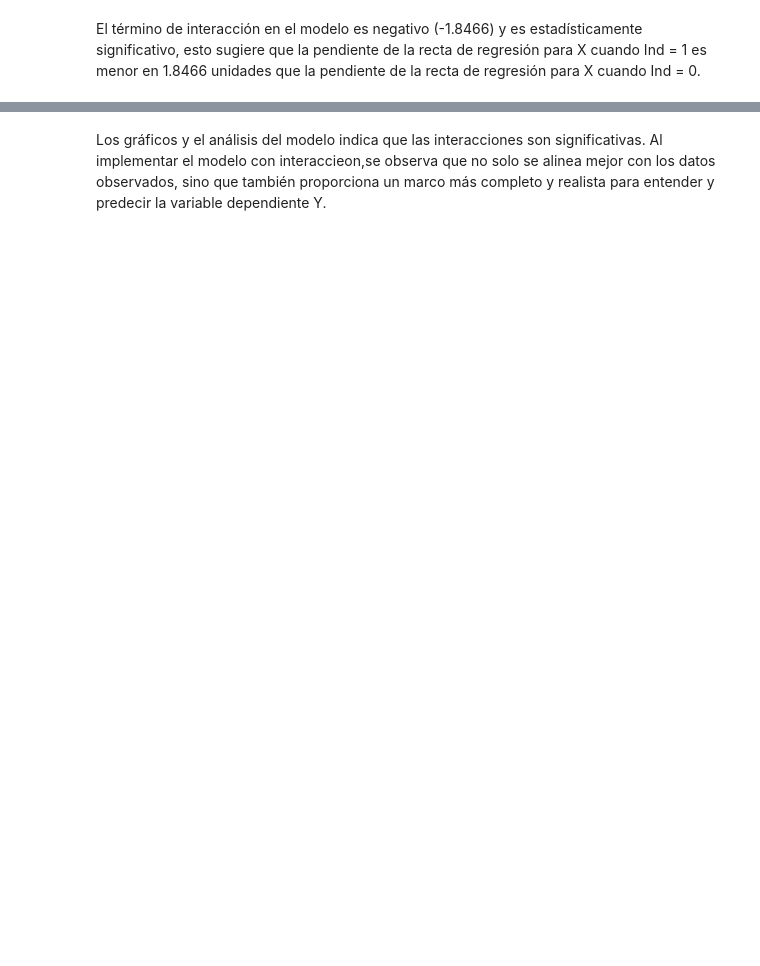
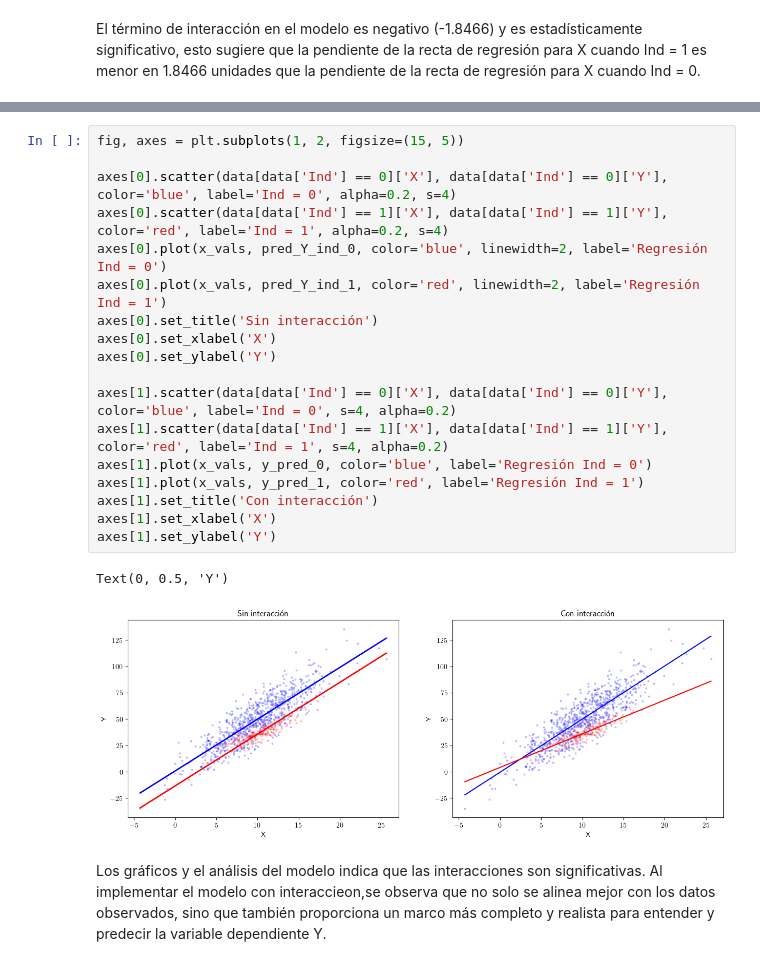
Before and after one commit to Daniel1martinez2/mcd-analisis-cuantitativo-evaluacion-1, a Jupyter notebook: punto_1.ipynb, the cells around one changed output, grey strips where cells are left out. Saved outputs shown, nothing was run; the diff lists cells and outputs as text; blank space fills up the shorter version.

```diff
--- a/punto_1.ipynb
+++ b/punto_1.ipynb
@@ -335,3 +332,24 @@ plt.show()
+# %%
+fig, axes = plt.subplots(1, 2, figsize=(15, 5))
+
+axes[0].scatter(data[data['Ind'] == 0]['X'], data[data['Ind'] == 0]['Y'], color='blue', label='Ind = 0', alpha=0.2, s=4)
+axes[0].scatter(data[data['Ind'] == 1]['X'], data[data['Ind'] == 1]['Y'], color='red', label='Ind = 1', alpha=0.2, s=4)
+axes[0].plot(x_vals, pred_Y_ind_0, color='blue', linewidth=2, label='Regresión Ind = 0')
+axes[0].plot(x_vals, pred_Y_ind_1, color='red', linewidth=2, label='Regresión Ind = 1')
+axes[0].set_title('Sin interacción')
+axes[0].set_xlabel('X')
+axes[0].set_ylabel('Y')
+
+axes[1].scatter(data[data['Ind'] == 0]['X'], data[data['Ind'] == 0]['Y'], color='blue', label='Ind = 0', s=4, alpha=0.2)
+axes[1].scatter(data[data['Ind'] == 1]['X'], data[data['Ind'] == 1]['Y'], color='red', label='Ind = 1', s=4, alpha=0.2)
+axes[1].plot(x_vals, y_pred_0, color='blue', label='Regresión Ind = 0')
+axes[1].plot(x_vals, y_pred_1, color='red', label='Regresión Ind = 1')
+axes[1].set_title('Con interacción')
+axes[1].set_xlabel('X')
+axes[1].set_ylabel('Y')
+# %% [output]
+Text(0, 0.5, 'Y')
+[figure, added]
 # %% [markdown]
 Los gráficos y el análisis del modelo indica que las interacciones son significativas. Al implementar el modelo con interaccieon,se observa que no solo se alinea mejor con los datos observados, sino que también proporciona un marco más completo y realista para entender y predecir la variable dependiente Y.
 # %%
```
Also changed, not shown: parts of 13 cells of this notebook, 2 other files.
